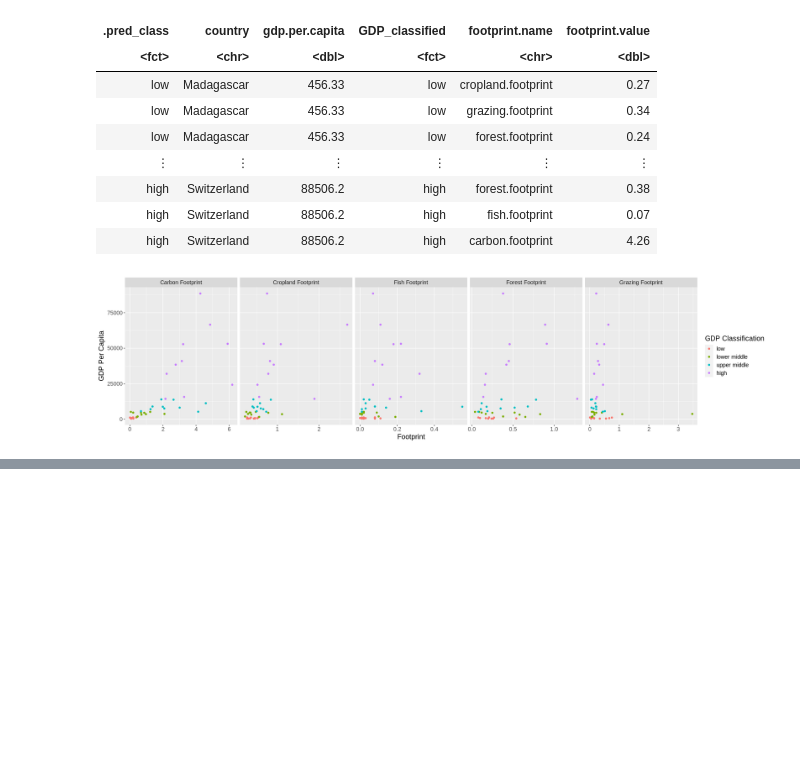
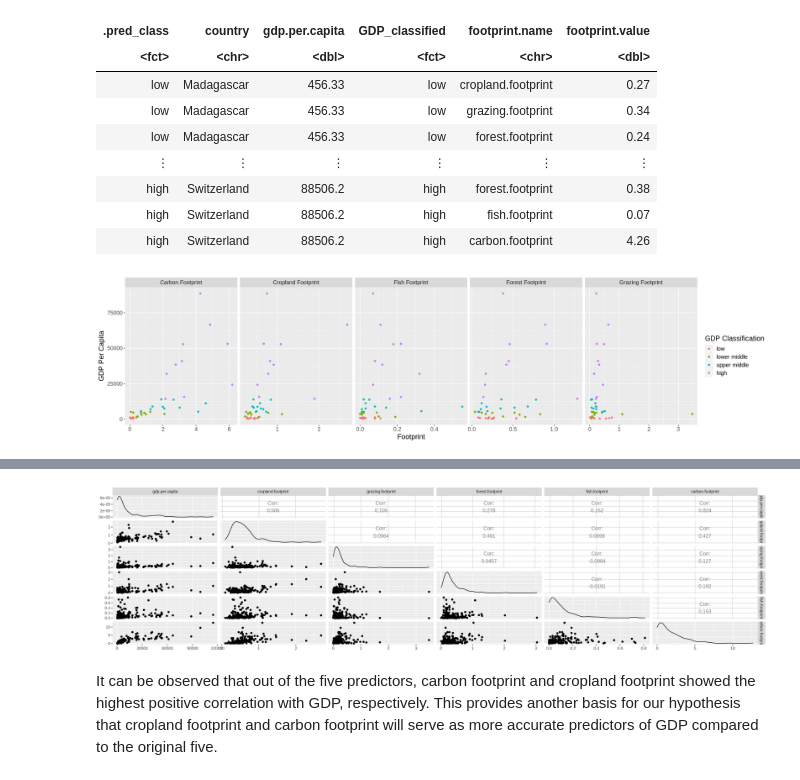
Before and after one commit to tsabkuro/EcoFoot, a Jupyter notebook: report.ipynb, the cells around one changed output, grey strips where cells are left out. Drawn from its saved outputs; the diff is of its cells as text; code cells hidden in the pictures; blank space fills up the shorter version.

Commit message:
Methods - Phase 2
Completed Phase 2 of methods. Found sources that gave info on which footprints serve as better predictors of GDP.

```diff
--- a/report.ipynb
+++ b/report.ipynb
@@ -318,0 +315,10 @@ footprint_gdp_graphs
+# %%
+plot_pairs <- countries_GDP_eco %>%
+  select(gdp.per.capita, cropland.footprint, grazing.footprint, forest.footprint,
+         fish.footprint, carbon.footprint) %>%
+  ggpairs()
+plot_pairs
+# %% [output]
+[figure, added]
+# %% [markdown]
+It can be observed that out of the five predictors, carbon footprint and cropland footprint showed the highest positive correlation with GDP, respectively. This provides another basis for our hypothesis that cropland footprint and carbon footprint will serve as more accurate predictors of GDP compared to the original five.
```
Also changed, not shown: parts of 11 cells of this notebook.
